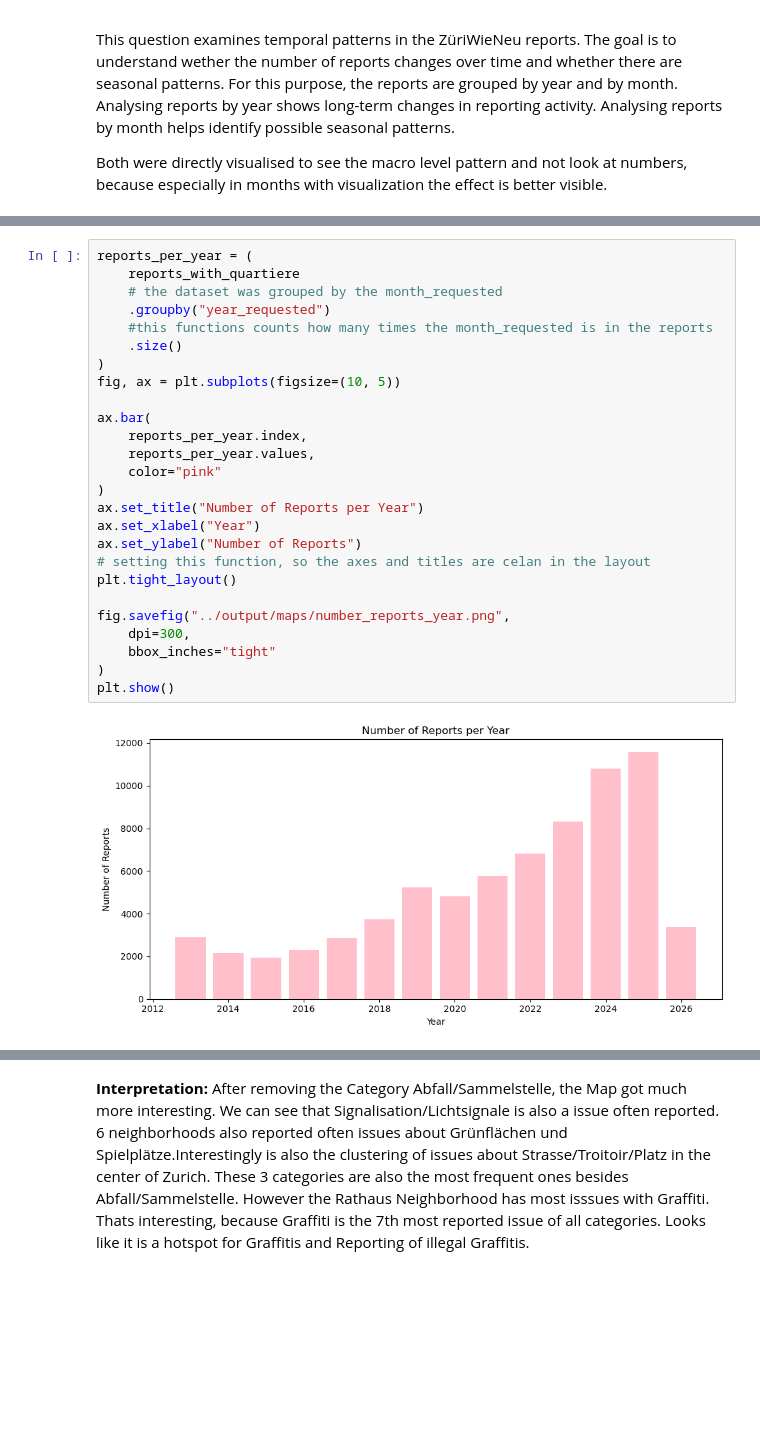
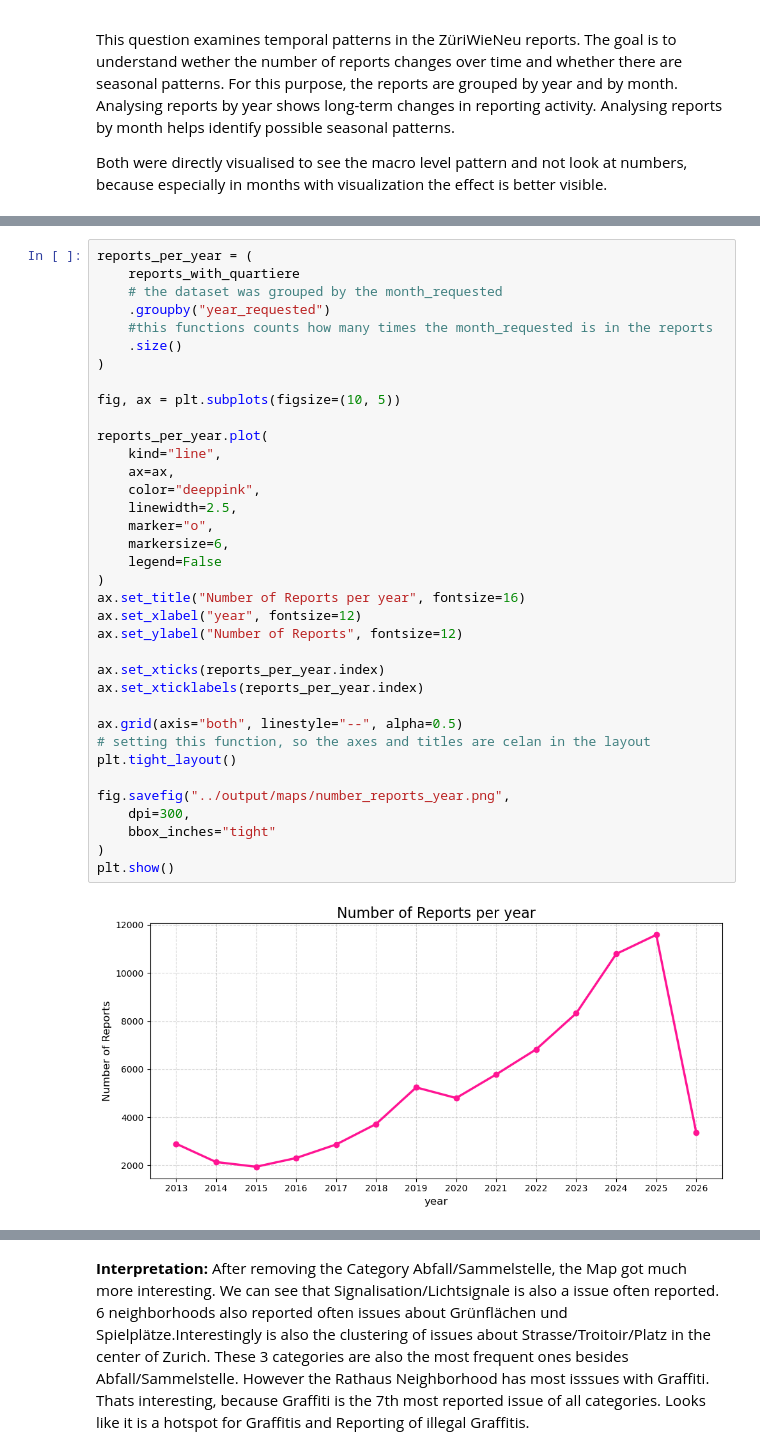
Before and after one commit to ripy250/project_ri, a Jupyter notebook: notebooks/analysis_and_visulaization.ipynb, the cells around one changed output, grey strips where cells are left out. Saved outputs shown, nothing was run; the diff lists cells and outputs as text; blank space fills up the shorter version.

```diff
--- a/notebooks/analysis_and_visulaization.ipynb
+++ b/notebooks/analysis_and_visulaization.ipynb
@@ -376,30 +458,40 @@ plt.show()
 # %%
 reports_per_year = (
     reports_with_quartiere
     # the dataset was grouped by the month_requested
     .groupby("year_requested")
     #this functions counts how many times the month_requested is in the reports
     .size()
 )
+
 fig, ax = plt.subplots(figsize=(10, 5))
 
-ax.bar(
-    reports_per_year.index,
-    reports_per_year.values,
-    color="pink"
+reports_per_year.plot(
+    kind="line",
+    ax=ax,
+    color="deeppink",
+    linewidth=2.5,
+    marker="o",
+    markersize=6,
+    legend=False
 )
-ax.set_title("Number of Reports per Year")
-ax.set_xlabel("Year")
-ax.set_ylabel("Number of Reports")
+ax.set_title("Number of Reports per year", fontsize=16)
+ax.set_xlabel("year", fontsize=12)
+ax.set_ylabel("Number of Reports", fontsize=12)
+
+ax.set_xticks(reports_per_year.index)
+ax.set_xticklabels(reports_per_year.index)
+
+ax.grid(axis="both", linestyle="--", alpha=0.5)
 # setting this function, so the axes and titles are celan in the layout
 plt.tight_layout()
 
 fig.savefig("../output/maps/number_reports_year.png",
     dpi=300,
     bbox_inches="tight"
 )
 plt.show()
 # %% [output]
-[figure, old version]
+[figure, new version]
 # %% [markdown]
 **Interpretation:**
```
Also changed, not shown: parts of 40 cells of this notebook, 2 other files.
